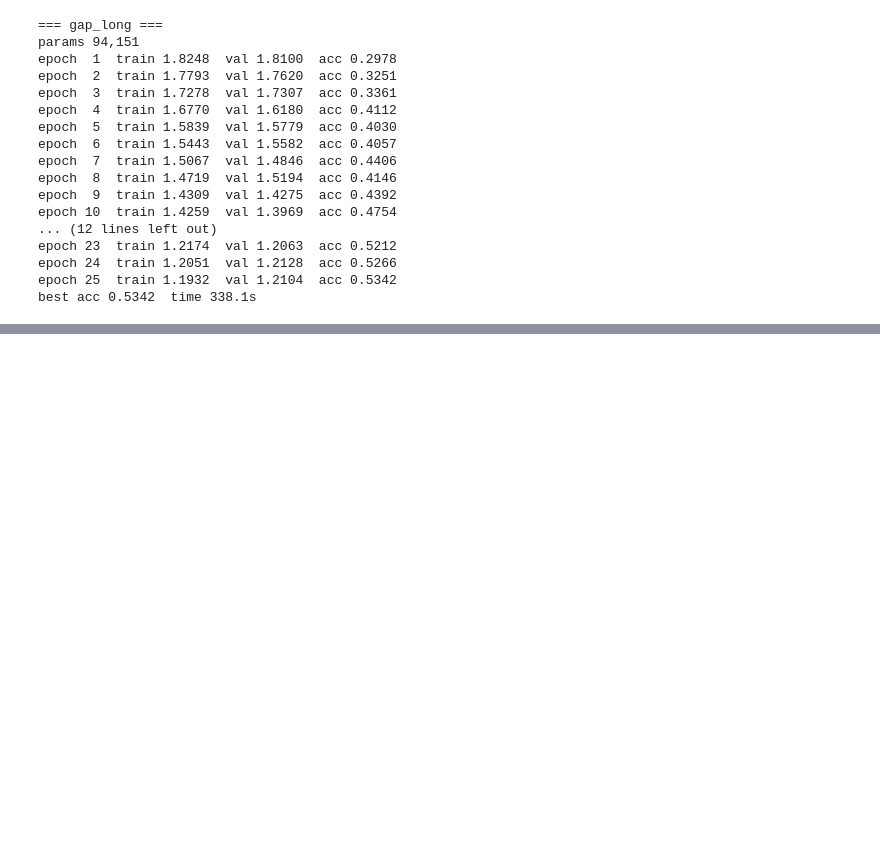
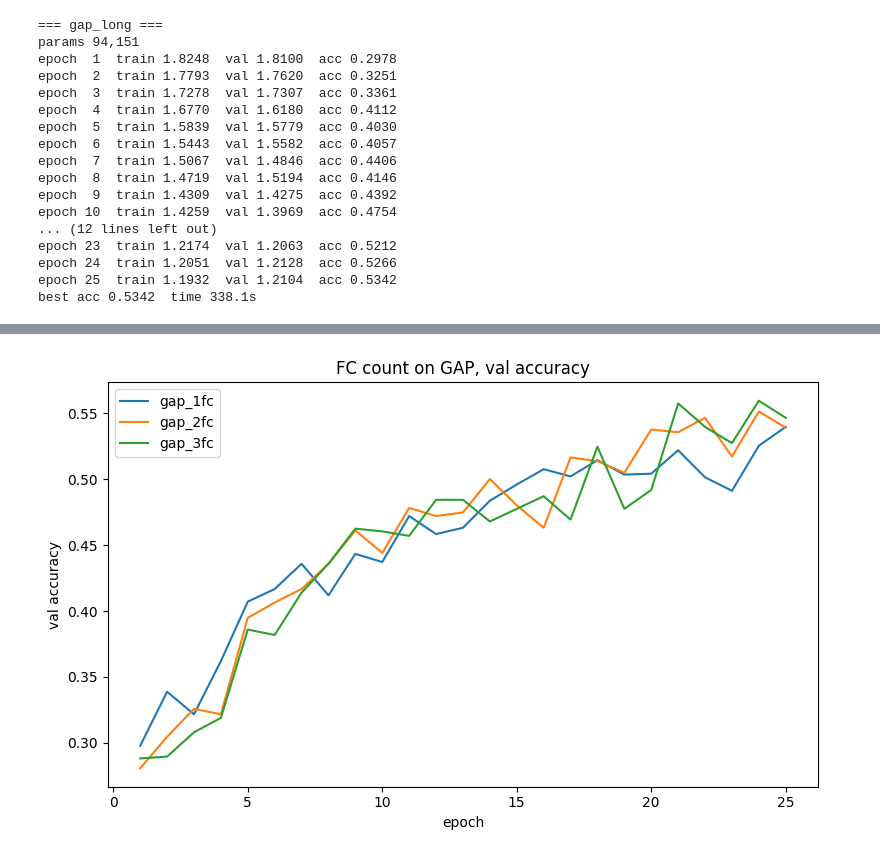
Before and after one commit to iav2002/AppliedDeepLearning, a Jupyter notebook: Part2_6_InvestigationClassification.ipynb, the cells around one changed output, grey strips where cells are left out. Cells and saved outputs as stored; diff of their text form; code cells hidden in the pictures; blank space fills up the shorter version.

```diff
--- a/Part2_6_InvestigationClassification.ipynb
+++ b/Part2_6_InvestigationClassification.ipynb
@@ -328,0 +440,14 @@ best acc 0.5342  time 338.1s
+# %%
+# FC count, val accuracy for the three GAP head depths
+fig, ax = plt.subplots(figsize=(8, 5))
+for name, r in results_fc.items():
+    epochs = range(1, len(r["history"]["val_acc"]) + 1)
+    ax.plot(epochs, r["history"]["val_acc"], label=name)
+ax.set_xlabel("epoch")
+ax.set_ylabel("val accuracy")
+ax.set_title("FC count on GAP, val accuracy")
+ax.legend()
+plt.tight_layout()
+plt.show()
+# %% [output]
+[figure, added]
```
Also changed, not shown: parts of 7 cells of this notebook.
